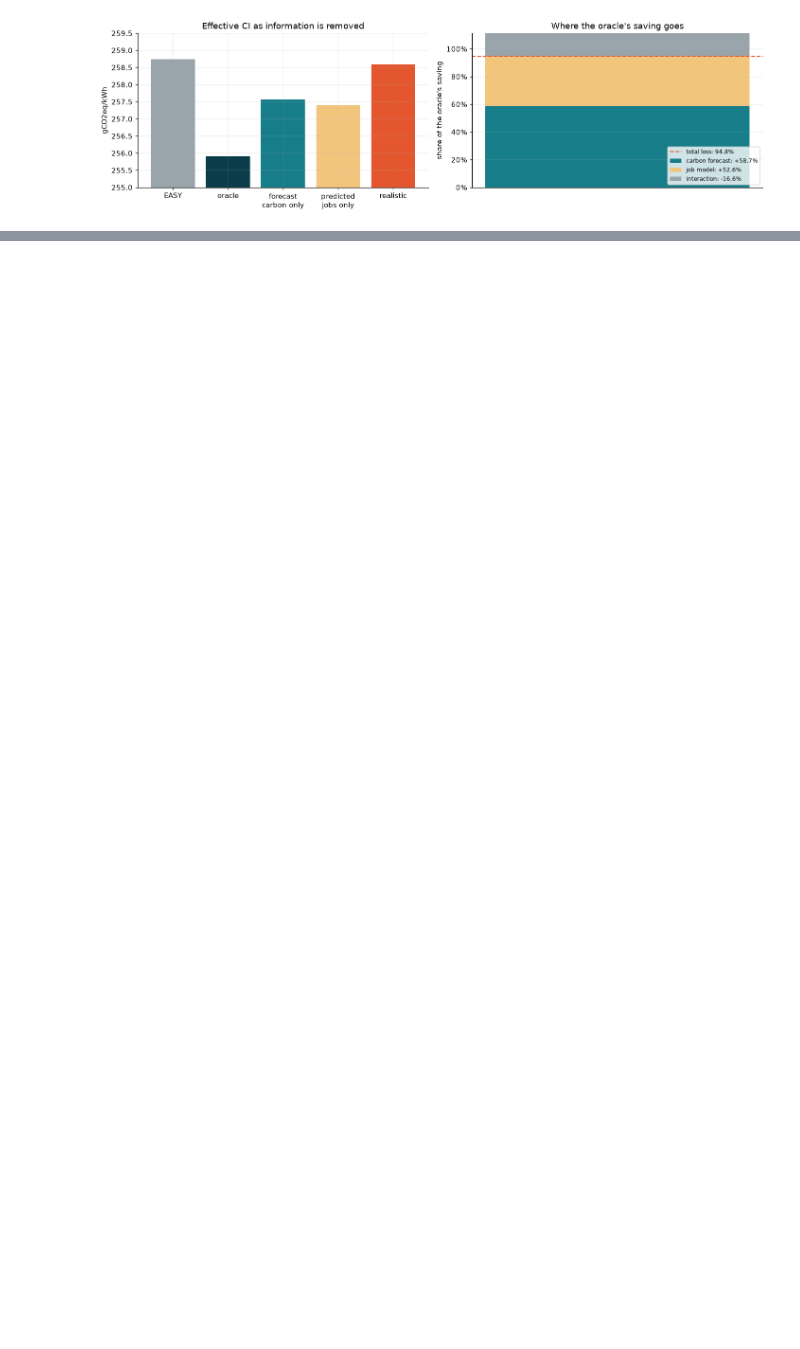
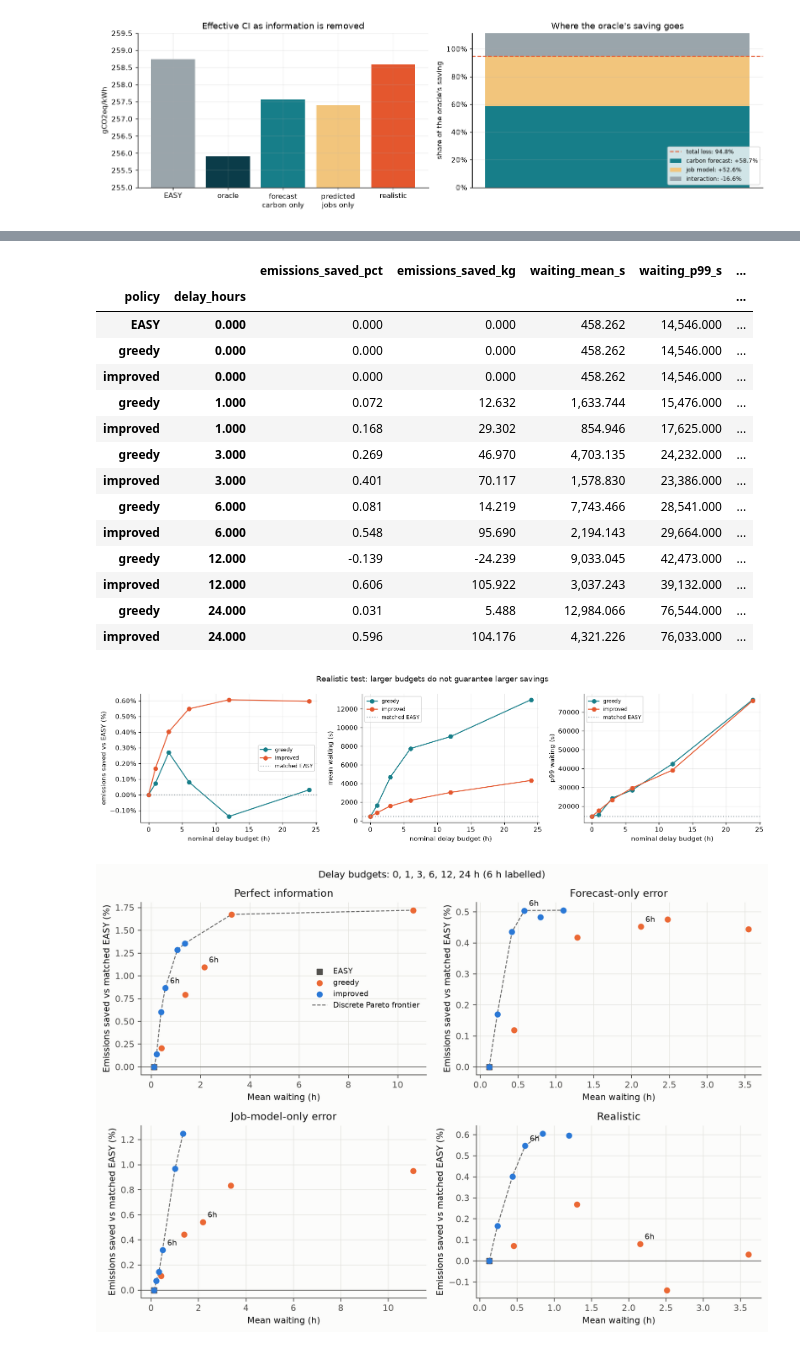
Before and after one commit to Albenni/Carbon-aware-HPC, a Jupyter notebook: notebooks/project_results.ipynb, the cells around one changed output, grey strips where cells are left out. Drawn from its saved outputs; the diff is of its cells as text; code cells hidden in the pictures; blank space fills up the shorter version.

```diff
--- a/notebooks/project_results.ipynb
+++ b/notebooks/project_results.ipynb
@@ -1208,0 +1426,29 @@ plt.show()
+# %%
+display(delay_summary[delay_summary.delay_hours.eq(6)].set_index(["information_scenario", "policy"])[[
+    "total_emissions_tco2e", "emissions_saved_pct", "carbon_benefit_retained",
+    "waiting_mean_s", "waiting_p95_s", "bounded_slowdown_p95",
+]])
+display(realistic_budget[
+    ~realistic_budget.policy.eq("EASY") | realistic_budget.delay_hours.eq(0)
+].set_index(["policy", "delay_hours"])[[
+    "emissions_saved_pct", "emissions_saved_kg", "waiting_mean_s", "waiting_p99_s", "bounded_slowdown_p95",
+]])
+fig, axes = plt.subplots(1, 3, figsize=(14.5, 3.8))
+for name, color in (("greedy", TEAL), ("improved", RUST)):
+    rows = realistic_budget[realistic_budget.policy.eq(name)].sort_values("delay_hours")
+    for ax, metric in zip(axes, ("emissions_saved_pct", "waiting_mean_s", "waiting_p99_s")):
+        ax.plot(rows.delay_hours, rows[metric], "o-", color=color, label=name)
+for ax, metric, ylabel in zip(
+    axes, ("emissions_saved_pct", "waiting_mean_s", "waiting_p99_s"),
+    ("emissions saved vs EASY (%)", "mean waiting (s)", "p99 waiting (s)"),
+):
+    ax.axhline(current_6h.loc["EASY", metric], color=GREY, ls=":", label="matched EASY")
+    ax.set(xlabel="nominal delay budget (h)", ylabel=ylabel)
+    ax.legend(fontsize=8)
+axes[0].yaxis.set_major_formatter(PercentFormatter(100))
+fig.suptitle("Realistic test: larger budgets do not guarantee larger savings")
+fig.tight_layout()
+plt.show()
+display(Image(filename=str(QOS / "figures" / "pareto_wait.png")))
+display(Image(filename=str(QOS / "figures" / "pareto_bsld_p95.png")))
+# %% [output]
@@ -1208,0 +1469,17 @@ plt.show()
+|  |  | emissions_saved_pct | emissions_saved_kg | waiting_mean_s | waiting_p99_s | ... |
+| policy | delay_hours |  |  |  |  | ... |
+| EASY | 0.000 | 0.000 | 0.000 | 458.262 | 14,546.000 | ... |
+| greedy | 0.000 | 0.000 | 0.000 | 458.262 | 14,546.000 | ... |
+| improved | 0.000 | 0.000 | 0.000 | 458.262 | 14,546.000 | ... |
+| greedy | 1.000 | 0.072 | 12.632 | 1,633.744 | 15,476.000 | ... |
+| improved | 1.000 | 0.168 | 29.302 | 854.946 | 17,625.000 | ... |
+| greedy | 3.000 | 0.269 | 46.970 | 4,703.135 | 24,232.000 | ... |
+| improved | 3.000 | 0.401 | 70.117 | 1,578.830 | 23,386.000 | ... |
+| greedy | 6.000 | 0.081 | 14.219 | 7,743.466 | 28,541.000 | ... |
+| improved | 6.000 | 0.548 | 95.690 | 2,194.143 | 29,664.000 | ... |
+| greedy | 12.000 | -0.139 | -24.239 | 9,033.045 | 42,473.000 | ... |
+| improved | 12.000 | 0.606 | 105.922 | 3,037.243 | 39,132.000 | ... |
+| greedy | 24.000 | 0.031 | 5.488 | 12,984.066 | 76,544.000 | ... |
+| improved | 24.000 | 0.596 | 104.176 | 4,321.226 | 76,033.000 | ... |
+[figure, added]
+[figure, added]
```
Also changed, not shown: parts of 57 cells of this notebook, 13 other files.
